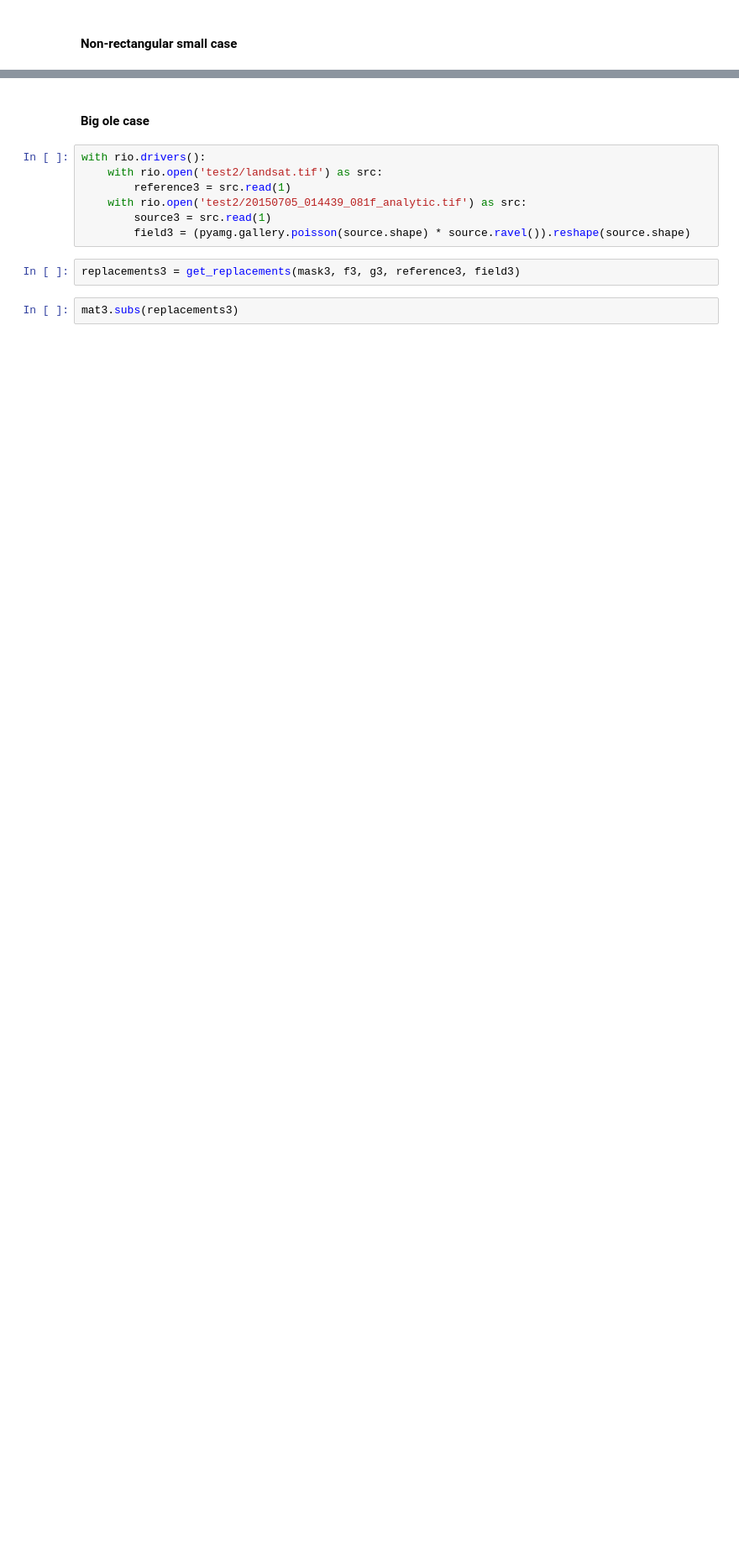
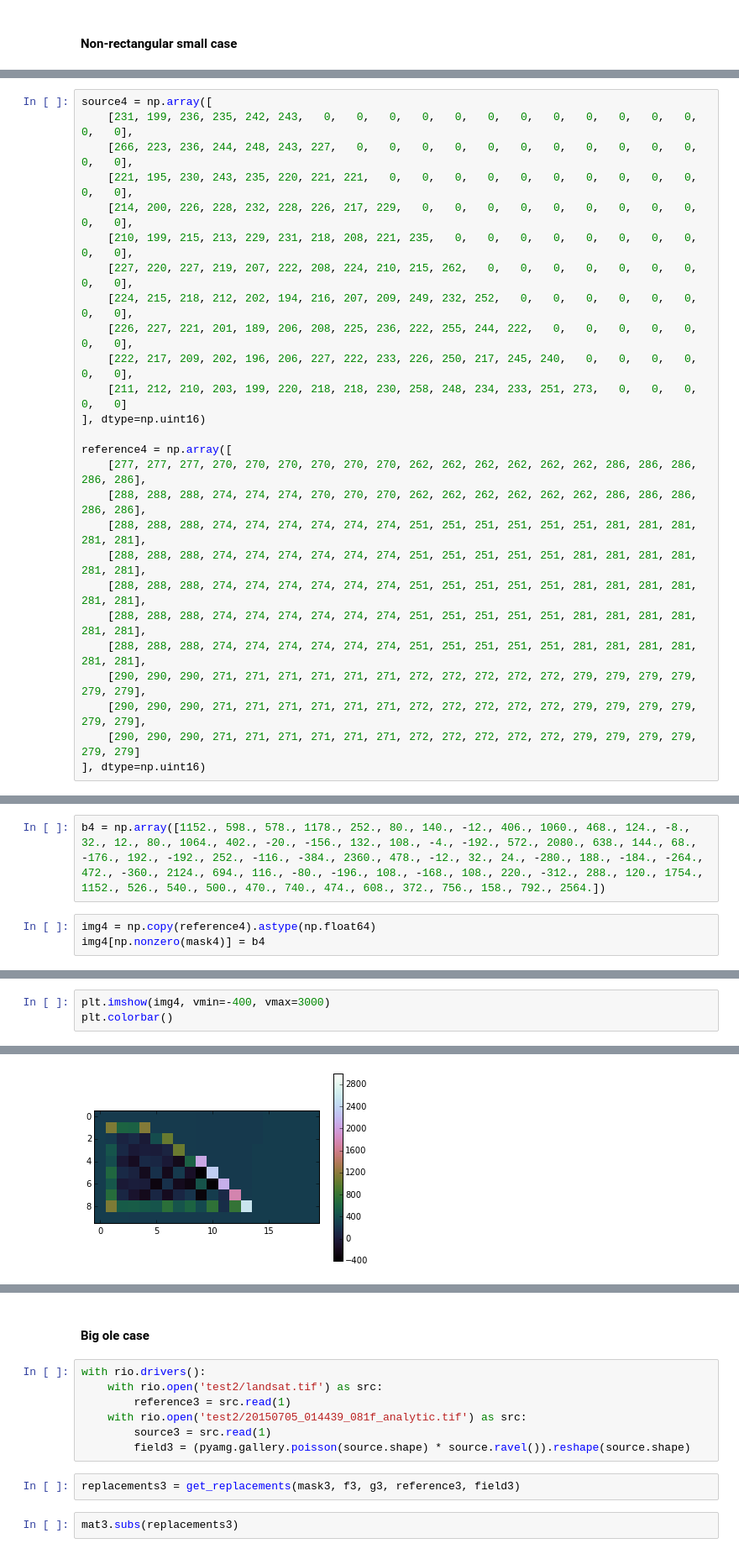
Before and after one commit to kapadia/geoblend, a Jupyter notebook: nb/derivation.ipynb, the cells around one changed output, grey strips where cells are left out. Shown: that part at 84% size. Cells and saved outputs as stored; diff of their text form; blank space fills up the shorter version.

```diff
--- a/nb/derivation.ipynb
+++ b/nb/derivation.ipynb
@@ -440,0 +506,26 @@ Matrix([
+# %%
+source4 = np.array([
+    [231, 199, 236, 235, 242, 243,   0,   0,   0,   0,   0,   0,   0,   0,   0,   0,   0,   0,   0,   0],
+    [266, 223, 236, 244, 248, 243, 227,   0,   0,   0,   0,   0,   0,   0,   0,   0,   0,   0,   0,   0],
+    [221, 195, 230, 243, 235, 220, 221, 221,   0,   0,   0,   0,   0,   0,   0,   0,   0,   0,   0,   0],
+    [214, 200, 226, 228, 232, 228, 226, 217, 229,   0,   0,   0,   0,   0,   0,   0,   0,   0,   0,   0],
+    [210, 199, 215, 213, 229, 231, 218, 208, 221, 235,   0,   0,   0,   0,   0,   0,   0,   0,   0,   0],
+    [227, 220, 227, 219, 207, 222, 208, 224, 210, 215, 262,   0,   0,   0,   0,   0,   0,   0,   0,   0],
+    [224, 215, 218, 212, 202, 194, 216, 207, 209, 249, 232, 252,   0,   0,   0,   0,   0,   0,   0,   0],
+    [226, 227, 221, 201, 189, 206, 208, 225, 236, 222, 255, 244, 222,   0,   0,   0,   0,   0,   0,   0],
+    [222, 217, 209, 202, 196, 206, 227, 222, 233, 226, 250, 217, 245, 240,   0,   0,   0,   0,   0,   0],
+    [211, 212, 210, 203, 199, 220, 218, 218, 230, 258, 248, 234, 233, 251, 273,   0,   0,   0,   0,   0]
+], dtype=np.uint16)
+
+reference4 = np.array([
+    [277, 277, 277, 270, 270, 270, 270, 270, 270, 262, 262, 262, 262, 262, 262, 286, 286, 286, 286, 286],
+    [288, 288, 288, 274, 274, 274, 270, 270, 270, 262, 262, 262, 262, 262, 262, 286, 286, 286, 286, 286],
+    [288, 288, 288, 274, 274, 274, 274, 274, 274, 251, 251, 251, 251, 251, 251, 281, 281, 281, 281, 281],
+    [288, 288, 288, 274, 274, 274, 274, 274, 274, 251, 251, 251, 251, 251, 281, 281, 281, 281, 281, 281],
+    [288, 288, 288, 274, 274, 274, 274, 274, 274, 251, 251, 251, 251, 251, 281, 281, 281, 281, 281, 281],
+    [288, 288, 288, 274, 274, 274, 274, 274, 274, 251, 251, 251, 251, 251, 281, 281, 281, 281, 281, 281],
+    [288, 288, 288, 274, 274, 274, 274, 274, 274, 251, 251, 251, 251, 251, 281, 281, 281, 281, 281, 281],
+    [290, 290, 290, 271, 271, 271, 271, 271, 271, 272, 272, 272, 272, 272, 279, 279, 279, 279, 279, 279],
+    [290, 290, 290, 271, 271, 271, 271, 271, 271, 272, 272, 272, 272, 272, 279, 279, 279, 279, 279, 279],
+    [290, 290, 290, 271, 271, 271, 271, 271, 271, 272, 272, 272, 272, 272, 279, 279, 279, 279, 279, 279]
+], dtype=np.uint16)
@@ -440,0 +554,5 @@ Matrix([
+# %%
+b4 = np.array([1152., 598., 578., 1178., 252., 80., 140., -12., 406., 1060., 468., 124., -8., 32., 12., 80., 1064., 402., -20., -156., 132., 108., -4., -192., 572., 2080., 638., 144., 68., -176., 192., -192., 252., -116., -384., 2360., 478., -12., 32., 24., -280., 188., -184., -264., 472., -360., 2124., 694., 116., -80., -196., 108., -168., 108., 220., -312., 288., 120., 1754., 1152., 526., 540., 500., 470., 740., 474., 608., 372., 756., 158., 792., 2564.])
+# %%
+img4 = np.copy(reference4).astype(np.float64)
+img4[np.nonzero(mask4)] = b4
@@ -440,0 +578,4 @@ Matrix([
+# %%
+plt.imshow(img4, vmin=-400, vmax=3000)
+plt.colorbar()
+# %% [output]
@@ -440,0 +583 @@ Matrix([
+[figure, added]
```
Also changed, not shown: parts of 52 cells of this notebook.
